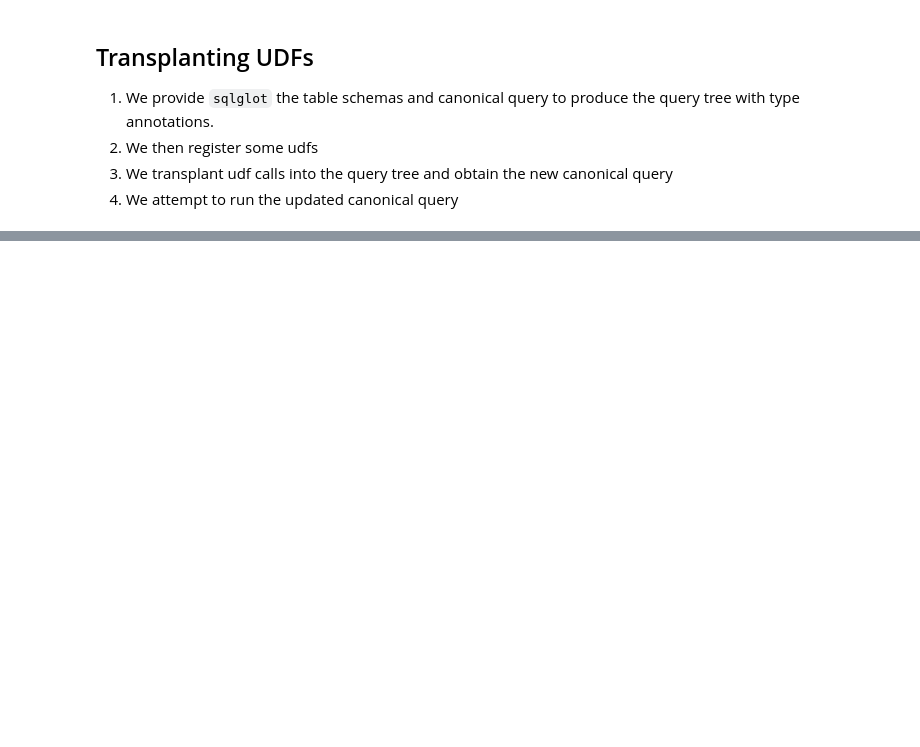
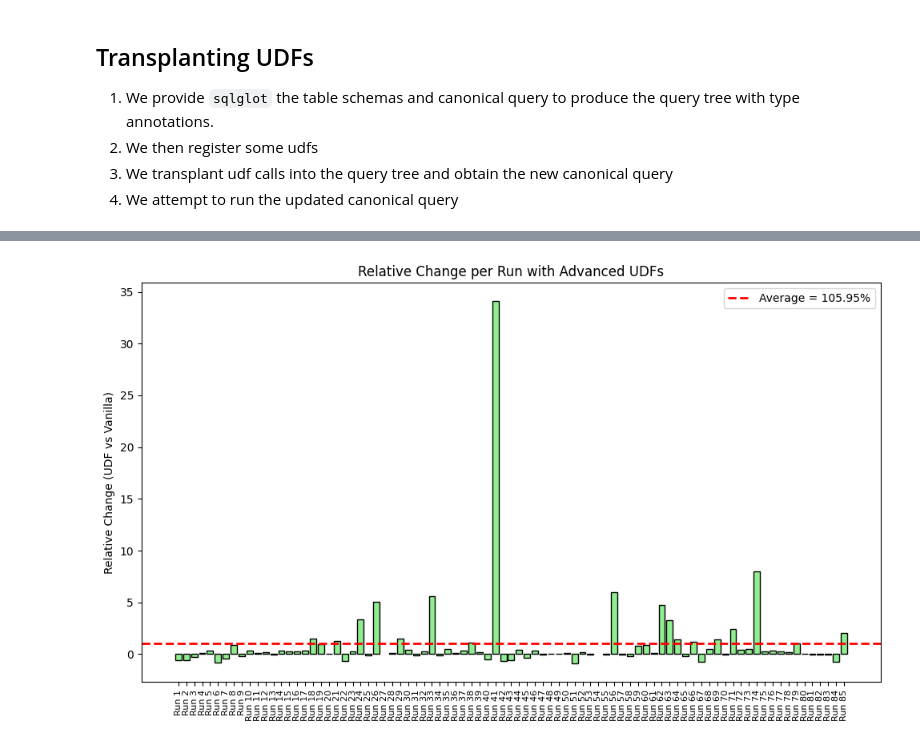
Before and after one commit to pmukho/CS230-Project, a Jupyter notebook: sql_annotated/tpc-ds-runner.ipynb, the cells around one changed output, grey strips where cells are left out. Cells and saved outputs as stored; diff of their text form; code cells hidden in the pictures; blank space fills up the shorter version.

```diff
--- a/sql_annotated/tpc-ds-runner.ipynb
+++ b/sql_annotated/tpc-ds-runner.ipynb
@@ -388,0 +562,17 @@ plt.show()
+# %%
+relative_change = [(u - v)/v for u, v in zip(udf_times, vanilla_times)]
+avg_change = np.nanmean(relative_change)
+
+fig, ax = plt.subplots(figsize=(10,6))
+bars = ax.bar(x, relative_change, color='lightgreen', edgecolor='black')
+ax.axhline(avg_change, color='red', linestyle='--', linewidth=2, label=f'Average = {avg_change:.2%}')
+ax.set_xticks(x)
+ax.set_xticklabels([f"Run {i+1}" for i in x], rotation=90, fontsize=8)
+ax.set_ylabel("Relative Change (UDF vs Vanilla)")
+ax.set_title("Relative Change per Run with Advanced UDFs")
+ax.legend()
+
+plt.tight_layout()
+plt.show()
+# %% [output]
+[figure, added]
```
Also changed, not shown: parts of 17 cells of this notebook.
